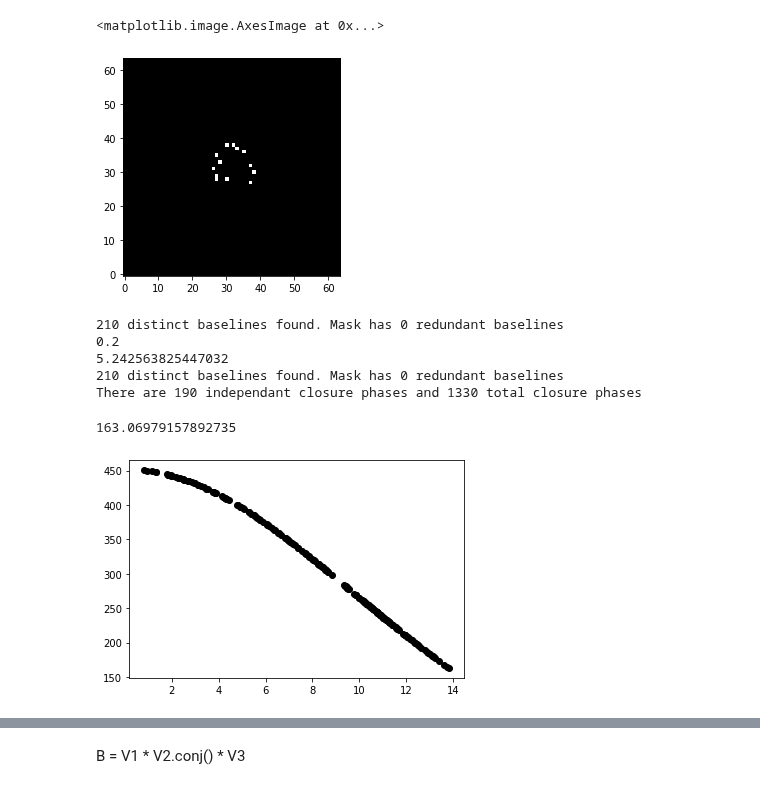
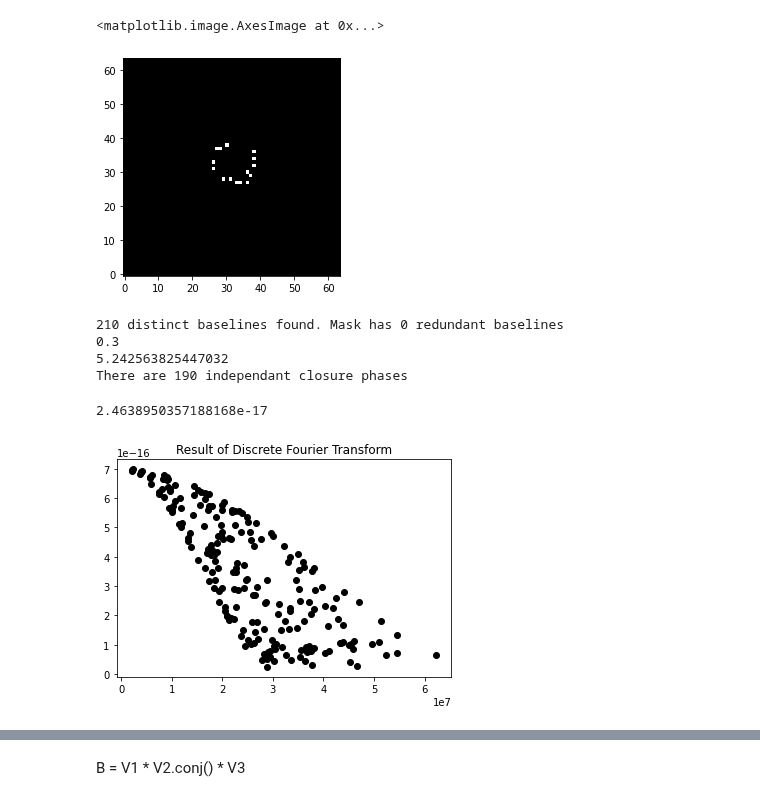
Before and after one commit to AlexandreAdam/ExoRIM, a Jupyter notebook: notebooks/physical_model_tests.ipynb, the cells around one changed output, grey strips where cells are left out. Drawn from its saved outputs; the diff is of its cells as text; code cells hidden in the pictures.

```diff
--- a/notebooks/physical_model_tests.ipynb
+++ b/notebooks/physical_model_tests.ipynb
@@ -19,6 +21,6 @@ N = 21
 L = 6
 pixels = 64
 wavel = 0.5e-6
-plate_scale = 0.2 #2.2 * 1000 / 2048 * 3 # James Webb plate scale, #exo.definitions.rad2mas(1.22 * wavel / 4 / L)/10 # mas / pixel at the diffraction limit
+plate_scale = 0.3 #2.2 * 1000 / 2048 * 3 # James Webb plate scale, #exo.definitions.rad2mas(1.22 * wavel / 4 / L)/10 # mas / pixel at the diffraction limit
 var = 1
 ISZ = 32  # number of pixels for the image
@@ -48,11 +28,19 @@ KPI data successfully created
 image_coords = np.arange(pixels) - pixels / 2.
 xx, yy = np.meshgrid(image_coords, image_coords)
 image1 = np.zeros_like(xx)
-rho_squared = (xx) ** 2 + (yy) ** 2
-image1 += np.exp(-rho_squared/12**2)
+rho_squared = (xx) ** 2 + (yy) ** 2/3
+# image1 += np.exp(-rho_squared/12**2)
 # rho_squared = (xx - 7) ** 2 + (yy - 7) ** 2
 # image1 += np.exp(-rho_squared/5**2)
-# image1 += (xx - 30) ** 2 + (yy - 30) ** 2 < 10
+radius = 5 #pixels
+a = radius*mas2rad(plate_scale)
+image1 += np.sqrt(rho_squared) < radius
+rho_squared = (xx - 10) ** 2 + (yy -10) ** 2/3
+image1 += np.sqrt(rho_squared) < 2
+rho_squared = (xx - 5) ** 2 + (yy -10) ** 2/6
+image1 += np.sqrt(rho_squared) < 5
+# image1 += np.logical_and(rho_squared > radius**2, rho_squared < radius**2 + radius) * 0.1
+
 plt.imshow(image1, cmap="gray")
 # %% [output]
 <matplotlib.image.AxesImage at 0x...>
@@ -90,7 +59,7 @@ mask = np.random.normal(0, L, (N, 2))
 plt.imshow(image, cmap="gray")
 # %% [output]
 <matplotlib.image.AxesImage at 0x...>
-[figure, old version]
+[figure, new version]
 # %%
 def bispectra(V):
     V1 = tf.einsum("ij, ...j -> ...i", V1_projector, V)
@@ -110,21 +79,21 @@ def crop_image(image):
     return image[..., pixels//2:-pixels//2, pixels//2:-pixels//2]
 
 # Test with zero padding
-
+delta_x = mas2rad(plate_scale)
 # B = exo.operators.Baselines(circle_mask)
-B = exo.operators.Baselines(circle_mask)
+B = exo.operators.Baselines(mask)
 print(plate_scale)
 print(exo.definitions.rad2mas(1.22 * wavel / 4 / L))
-ndftm = exo.operators.NDFTM(B.UVC, wavel, pixels, plate_scale)
+ndftm = exo.operators.NDFTM(B.UVC, wavel, pixels, plate_scale) * delta_x**2
 ndftm_i = exo.operators.NDFTM(B.UVC, wavel, pixels, plate_scale, inv=True)
 p = N * (N - 1) // 2
-# q = (N - 1) * (N - 2) // 2
-q = N * (N - 1) * (N - 2) // 6
+q = (N - 1) * (N - 2) // 2
+# q = N * (N - 1) * (N - 2) // 6
 mycomplex = exo.definitions.mycomplex
 dtype = exo.definitions.dtype
-baselines = exo.operators.Baselines(mask_coordinates=circle_mask)
-# CPO = exo.operators.phase_closure_operator(baselines)
-CPO = exo.operators.redundant_phase_closure_operator(baselines)
+# baselines = exo.operators.Baselines(mask_coordinates=circle_mask)
+CPO = exo.operators.closure_phase_operator(baselines)
+# CPO = exo.operators.redundant_phase_closure_operator(baselines)
 bisp_i = np.where(CPO != 0)
 V1_i = (bisp_i[0][0::3], bisp_i[1][0::3])
 V2_i = (bisp_i[0][1::3], bisp_i[1][1::3])
@@ -146,28 +115,28 @@ A2 = tf.tensordot(V2_projector, A, axes=1)
 A3 = tf.tensordot(V3_projector, A, axes=1)
 # %% [output]
 210 distinct baselines found. Mask has 0 redundant baselines
-0.2
+0.3
 5.242563825447032
-210 distinct baselines found. Mask has 0 redundant baselines
-There are 190 independant closure phases and 1330 total closure phases
+There are 190 independant closure phases
 # %%
 
 # V = ndftm.dot(zero_pad(image1).flatten())
 V = ndftm.dot(image1.flatten())
 phase_noise = np.random.normal(0, np.pi/3, size=[B.nbap])
 visibility_phase_noise = np.einsum("ij, ...j -> ...i", B.BLM, phase_noise)
 
 noisy_V = V * np.exp(1j * visibility_phase_noise)
 psi = np.einsum("ij, ...j -> ...i", CPO.numpy(), np.angle(V))
 noisy_psi = np.einsum("ij, ...j -> ...i", CPO.numpy(), np.angle(noisy_V))
 
 Bisp = bispectra(V)
 NoisyBisp = bispectra(noisy_V)
 
 
-bas = np.sqrt(B.UVC[:, 0]**2 + B.UVC[:, 1]**2)
-plt.plot(bas, np.abs(V), "ko")
+rho = np.sqrt(B.UVC[:, 0]**2 + B.UVC[:, 1]**2)/wavel
+plt.title("Result of Discrete Fourier Transform")
+plt.plot(rho, np.abs(V), "ko")
 np.abs(V).min()
 # %% [output]
-163.06979157892735
+2.4638950357188168e-17
-[figure, old version]
+[figure, new version]
```
Also changed, not shown: parts of 20 cells of this notebook, 12 other files.
